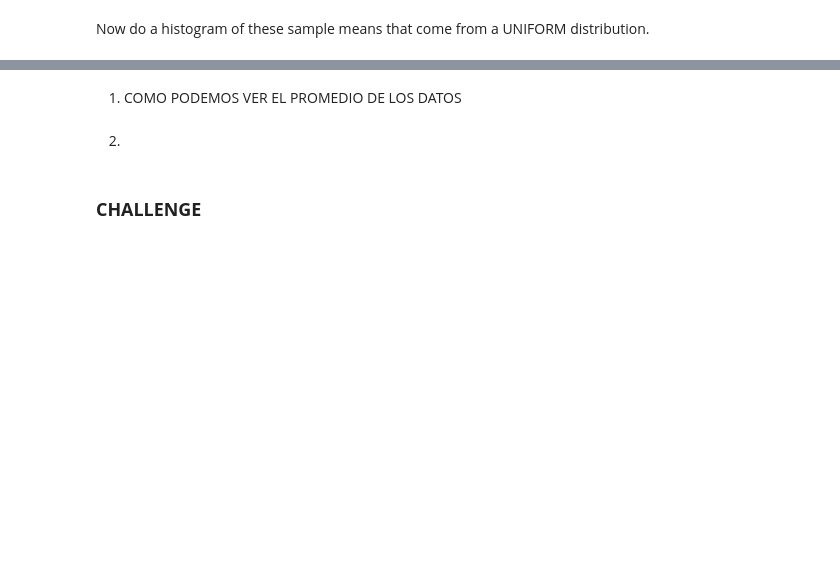
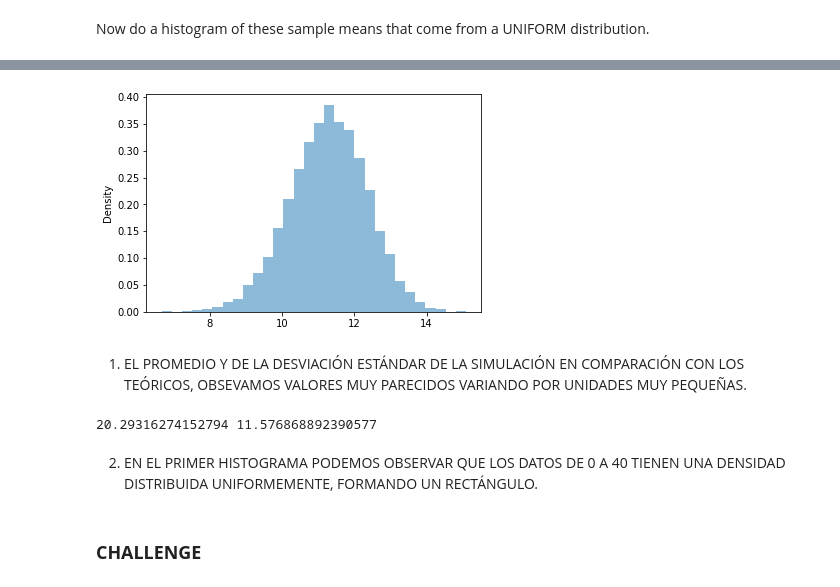
Before and after one commit to Oscar19260/Estad-stica_TC3006C, a Jupyter notebook: Workshops/Workshop2.ipynb, the cells around one changed output, grey strips where cells are left out. Saved outputs shown, nothing was run; the diff lists cells and outputs as text; code cells hidden in the pictures; blank space fills up the shorter version.

```diff
--- a/Workshops/Workshop2.ipynb
+++ b/Workshops/Workshop2.ipynb
@@ -110,7 +110,19 @@ xsd
-# %% [markdown]
-1. COMO PODEMOS VER EL PROMEDIO DE LOS DATOS
-# %% [markdown]
-2.
+# %%
+plt.clf()
+xsd.plot()
+plt.show()
+# %% [output]
+[figure, added]
+# %% [markdown]
+1. EL PROMEDIO Y DE LA DESVIACIÓN ESTÁNDAR DE LA SIMULACIÓN EN COMPARACIÓN CON LOS TEÓRICOS, OBSEVAMOS VALORES MUY PARECIDOS VARIANDO POR UNIDADES MUY PEQUEÑAS.
+# %%
+sim_xmean = x.mean()
+sim_xstd = x.sd()
+print(sim_xmean, sim_xstd)
+# %% [output]
+20.29316274152794 11.576868892390577
+# %% [markdown]
+2. EN EL PRIMER HISTOGRAMA PODEMOS OBSERVAR QUE LOS DATOS DE 0 A 40 TIENEN UNA DENSIDAD DISTRIBUIDA UNIFORMEMENTE, FORMANDO UN RECTÁNGULO.
 # %% [markdown]
 ### __CHALLENGE__
 # %% [markdown]
```
Also changed, not shown: parts of 41 cells of this notebook.
